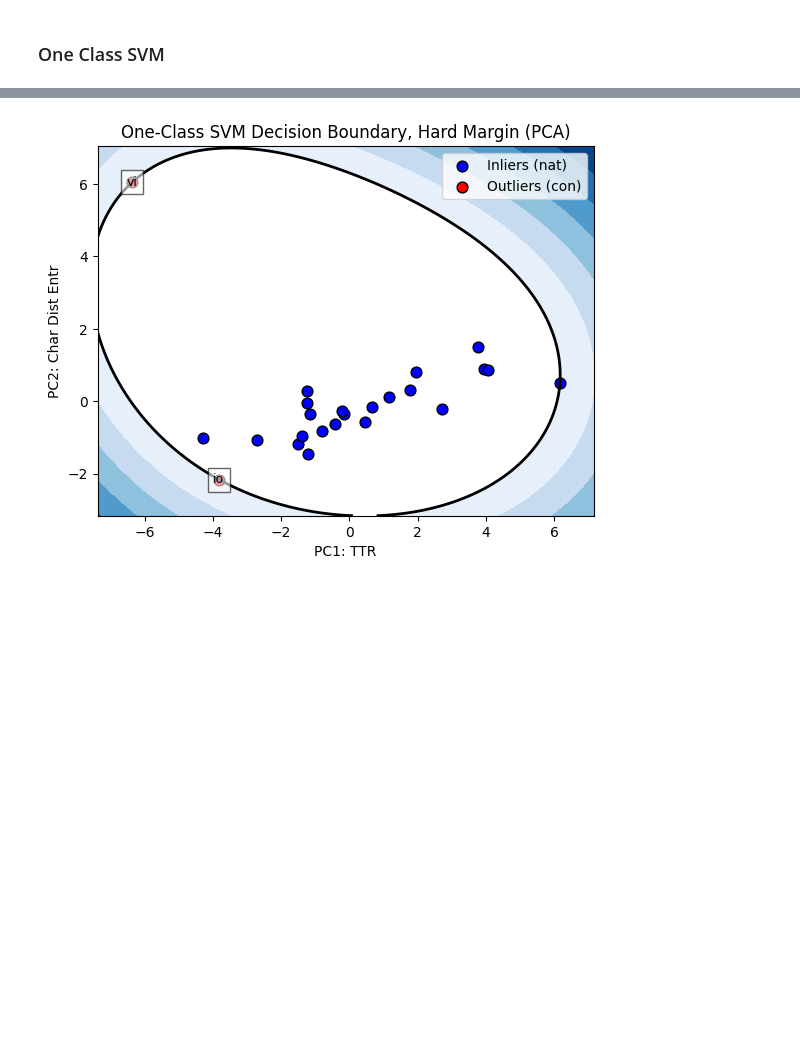
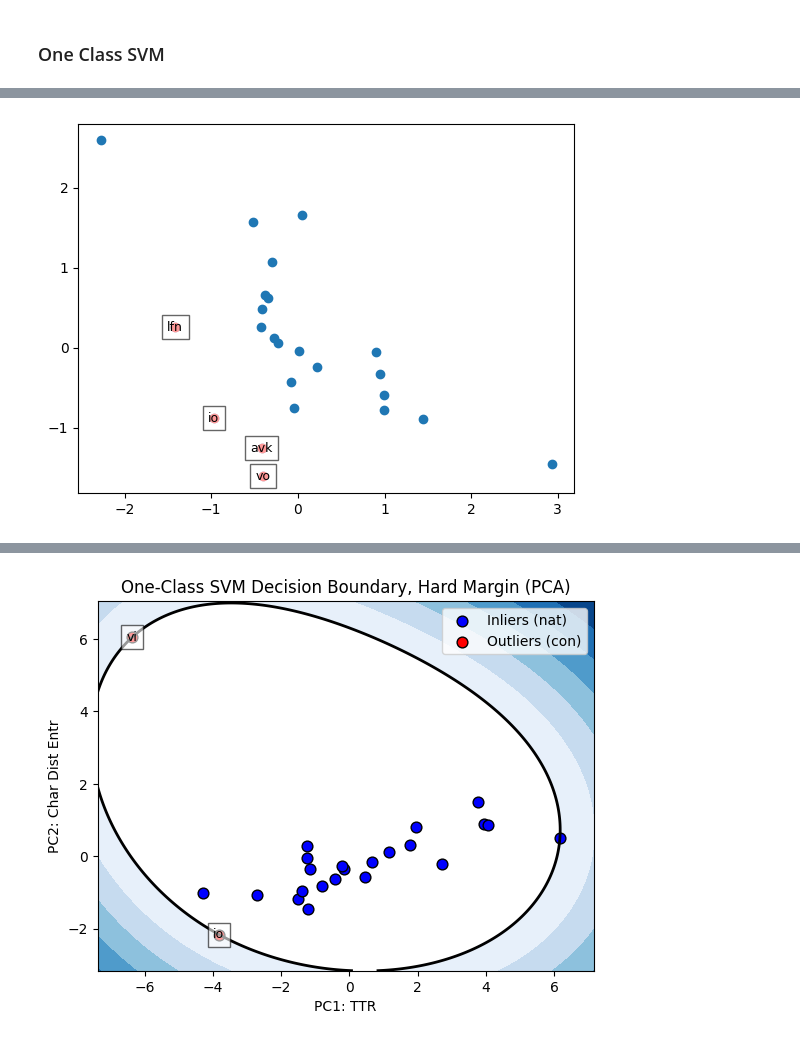
Before and after one commit to kirbergerconnor/iscl-thesis, a Jupyter notebook: anomalydetection.ipynb, the cells around one changed output, grey strips where cells are left out. Cells and saved outputs as stored; diff of their text form; code cells hidden in the pictures; blank space fills up the shorter version.

```diff
--- a/anomalydetection.ipynb
+++ b/anomalydetection.ipynb
@@ -56,42 +56,40 @@ param_grid = {
     'nu': [0.01, 0.05, 0.1, 0.2, 0.25, 0.5]
 }
 
-grid = ParameterGrid(param_grid)
+grid = ParameterGrid(param_grid=param_grid)
 results = []
-for params in grid:
-    ocsvm = OneClassSVM(
-        kernel=params['kernel'],
-        degree=params['degree'],
-        coef0=params['coef0'],
-        gamma=params['gamma'],
-        nu=params['nu'],
-        )
-    y_pred = ocsvm.fit_predict(X_train)
-    precision = precision_score(y, y_pred, pos_label=-1)
-    recall = recall_score(y, y_pred, pos_label=-1)
-    f1 = f1_score(y, y_pred, pos_label=-1)
-    # ap = average_precision_score(y, y_pred, pos_label=-1)
-    # roc_auc = roc_auc_score(y, ocsvm.decision_function(X_train))
+# for params in grid:
+#     ocsvm = OneClassSVM(
+#         kernel=params['kernel'],
+#         degree=params['degree'],
+#         coef0=params['coef0'],
+#         gamma=params['gamma'],
+#         nu=params['nu'],
+#         )
+#     y_pred = ocsvm.fit_predict(X_train)
+#     precision = precision_score(y, y_pred, pos_label=-1, zero_division=0.0)
+#     recall = recall_score(y, y_pred, pos_label=-1, zero_division=0.0)
+#     f1 = f1_score(y, y_pred, pos_label=-1, zero_division=0.0)
+#     # ap = average_precision_score(y, y_pred, pos_label=-1)
+#     # roc_auc = roc_auc_score(y, ocsvm.decision_function(X_train))
 
-    results.append({
-        'kernel': params['kernel'],
-        'degree': params['degree'],
-        'coef0': params['coef0'],
-        'gamma': params['gamma'],
-        'nu': params['nu'],
-        'precision': precision,
-        'recall': recall,
-        'f1': f1,
-        # 'average_precision': ap,
-        # 'roc_auc': roc_auc,
-    })
+#     results.append({
+#         'kernel': params['kernel'],
+#         'degree': params['degree'],
+#         'coef0': params['coef0'],
+#         'gamma': params['gamma'],
+#         'nu': params['nu'],
+#         'precision': precision,
+#         'recall': recall,
+#         'f1': f1,
+#         # 'average_precision': ap,
+#         # 'roc_auc': roc_auc,
+#     })
 
-ocsvm_finetuning_df = pd.DataFrame(results)
-ocsvm_finetuning_df.to_csv('./results/ocsvm_finetuning_df.csv')
-# Best parameters based on roc-auc score
-# best_params_roc = ocsvm_finetuning_df.sort_values(by='roc_auc', ascending=False).iloc[0]
-# print(best_params_roc)
-# Best parameters based on average precision score
+# ocsvm_finetuning_df = pd.DataFrame(results)
+# ocsvm_finetuning_df.to_csv('./results/ocsvm_finetuning_df.csv')
+ocsvm_finetuning_df = pd.read_csv('./results/ocsvm_finetuning_df.csv')
+# Best parameters based on f1 score
 best_params = ocsvm_finetuning_df.sort_values(by='f1', ascending=False).iloc[0]
 print(best_params)
 
@@ -100,19 +98,42 @@ ocsvm = OneClassSVM(
     kernel=best_params['kernel'],
     degree=best_params['degree'],
     coef0=best_params['coef0'],
-    gamma=best_params['gamma'],
+    gamma=float(best_params['gamma']),
     nu=best_params['nu'],
 )
 
-y_pred = ocsvm.fit_predict(X_train)
-decision_scores = ocsvm.decision_function(X_train)
-roc_auc = roc_auc_score(y, decision_scores)
-print(f"ROC AUC: {roc_auc}")
+ocsvm.fit(X_train)
+y_pred = ocsvm.predict(X_train)
+print({n: (y, y_pred) for n, (y, y_pred) in zip(data['Corpus'].values, zip(y, y_pred))})
+# decision_scores = ocsvm.decision_function(X_train)
+# # roc_auc = roc_auc_score(y, decision_scores)
+# # print(f"ROC AUC: {roc_auc}")
 
 cm = confusion_matrix(y, y_pred)
-disp = ConfusionMatrixDisplay(cm, display_labels=[0, 1])
+disp = ConfusionMatrixDisplay(cm)
 disp.plot(cmap=plt.cm.Blues)
 plt.title('Confusion Matrix')
 plt.savefig('./results/CM_ocsvm.png')
 plt.show()
+
+scores = ocsvm.score_samples(X_train)
+thresh = np.quantile(scores, 0.15)
+print(thresh)
+index = np.where(scores<=thresh)
+values = X_train[index]
+
+# Labels
+for i, corpus_value in enumerate(data['Corpus'].values):
+    if y_pred[i] == -1:
+        plt.annotate(
+            corpus_value,
+            (X_train[i, 0], X_train[i, 1]),
+            textcoords="offset points", xytext=(0, 0),
+            ha='center', va='center',
+            fontsize=9, color='black',
+            bbox=dict(facecolor='white', alpha=0.6)
+        )
+plt.scatter(X_train[:,0], X_train[:,1])
+plt.scatter(values[:,0], values[:,1], color='r')
+plt.show()
 # %% [output]
@@ -146,0 +153 @@ ROC AUC: 0.8333333333333334
+[figure, added]
```
Also changed, not shown: parts of 8 cells of this notebook, 32 other files.
